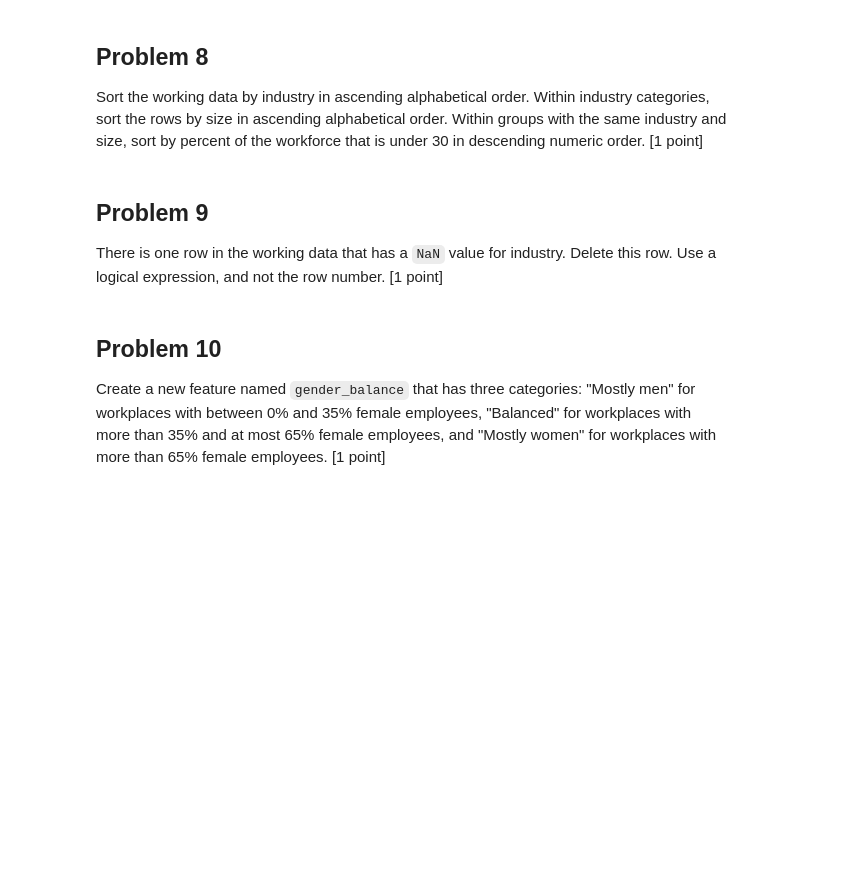
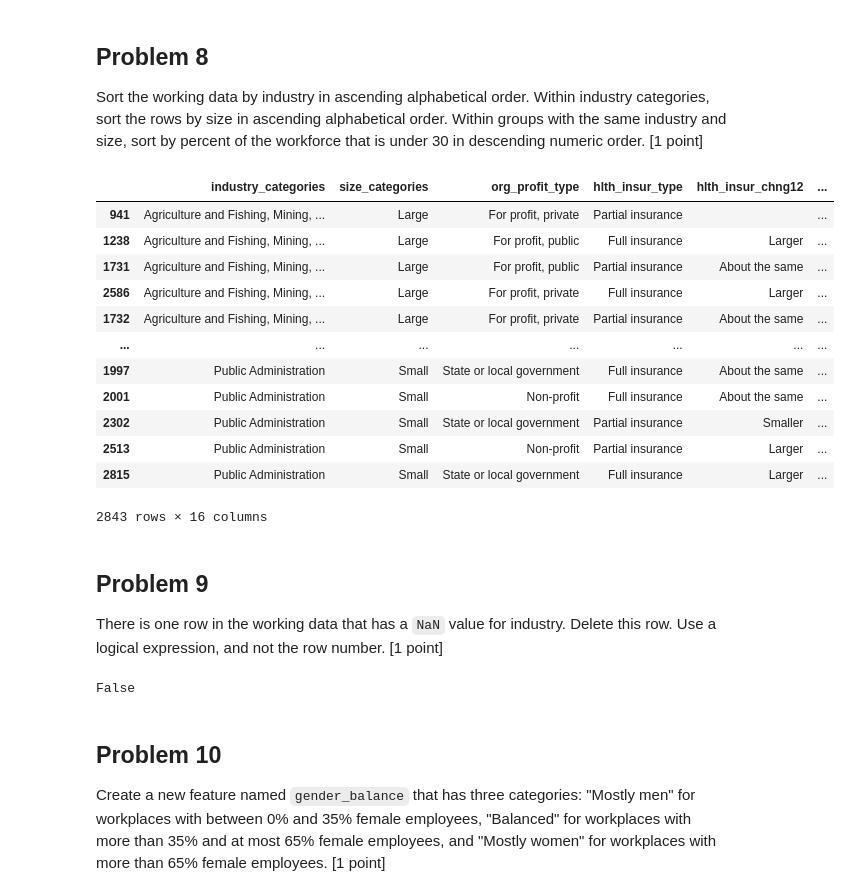
Before and after one commit to allaccountstaken/surfing_data_pipeline, a Jupyter notebook: M8/labassignment8.ipynb, the cells around one changed output. Cells and saved outputs as stored; diff of their text form; code cells hidden in the pictures; blank space fills up the shorter version.

```diff
--- a/M8/labassignment8.ipynb
+++ b/M8/labassignment8.ipynb
@@ -172,6 +218,39 @@ Using the codebook, recode the "size" column to have three categories: "Small" f
 # %% [markdown]
 ## Problem 6
 Use the codebook to write accurate and descriptive labels for each category for each categorical column in the working data. Then apply all of these labels to the data at once. Code "Legitimate Skip", "Don't know", "Refused", and "Blank" as missing values. [2 points]
+# %%
+cat_labels = {
+    'org_profit_type':{
+        1:'For profit, public', 2:'For profit, private', 3:'Non-profit', 4:'State or local government',
+        5:'Federal government', 6:'Other', 97:'', 98:'', 98:''}, #last 3 for the missing values...
+    'hlth_insur_type':{
+        1:'Full insurance', 2:'Partial insurance', 3:'No insurance', 97:'', 98:'', 99:''},
+    'hlth_insur_chng12':{
+        1:'Larger',2:'Smaller', 3:'About the same', 97:'', 98:'', 98:'' },
+    'hlth_insur_partime':{
+        1:'Yes', 2:'No', 97:'', 98:'', 98:'' },
+    'hlth_edu_progs':{
+        1:'Yes', 2:'No', 97:'', 98:'', 98:'' },
+    'work_from_home':{
+        1:'Yes',2:'No', 97:'', 98:'', 98:'' }
+}
+# %%
+# Replace categorical labels with descriptive labels and propoer missing values
+working_version = working_version.replace(cat_labels)
 # %% [markdown]
 ## Problem 7
 The features that measure the percent of the workforce with a particular characteristic use the codes 997, 998, and 999 to represent "Don't know", "Refusal", and "Blank/Invalid" respectively. Replace these values with missing values for all of the percentage features at the same time. [1 point]
+# %%
+num_labels = {
+    '%empls_under_30':{997:'0', 998:'0', 999:'0'}, #missing values on the ratio scale is =0
+    '%empls_over_60':{997:'0', 998:'0', 999:'0'},
+    '%empls_are_female':{997:'0', 998:'0', 999:'0'},
+    '%empls_are_hourly':{997:'0', 998:'0', 999:'0'},
+    '%empls_other_shift':{997:'0', 998:'0', 999:'0'},
+    '%empls_work_remotely':{997:'0', 998:'0', 999:'0'},
+    '%empls_are_unionized':{997:'0', 998:'0', 999:'0'},
+    '%avg_annual_turnover':{997:'0', 998:'0', 999:'0'}
+}
+# %%
+# Replace numeric codes with proper missing values
+working_version = working_version.replace(num_labels)
@@ -178,9 +267,31 @@ The features that measure the percent of the workforce with a particular charact
 # %% [markdown]
 ## Problem 8
 Sort the working data by industry in ascending alphabetical order. Within industry categories, sort the rows by size in ascending alphabetical order. Within groups with the same industry and size, sort by percent of the workforce that is under 30 in descending numeric order. [1 point]
+# %%
+working_version.sort_values(['industry_categories', 'size_categories', '%empls_under_30'],
+                            ascending = [True, True, False])
+# %% [output]
+|  | industry_categories | size_categories | org_profit_type | hlth_insur_type | hlth_insur_chng12 | ... |
+| 941 | Agriculture and Fishing, Mining, ... | Large | For profit, private | Partial insurance |  | ... |
+| 1238 | Agriculture and Fishing, Mining, ... | Large | For profit, public | Full insurance | Larger | ... |
+| 1731 | Agriculture and Fishing, Mining, ... | Large | For profit, public | Partial insurance | About the same | ... |
+| 2586 | Agriculture and Fishing, Mining, ... | Large | For profit, private | Full insurance | Larger | ... |
+| 1732 | Agriculture and Fishing, Mining, ... | Large | For profit, private | Partial insurance | About the same | ... |
+| ... | ... | ... | ... | ... | ... | ... |
+| 1997 | Public Administration | Small | State or local government | Full insurance | About the same | ... |
+| 2001 | Public Administration | Small | Non-profit | Full insurance | About the same | ... |
+| 2302 | Public Administration | Small | State or local government | Partial insurance | Smaller | ... |
+| 2513 | Public Administration | Small | Non-profit | Partial insurance | Larger | ... |
+| 2815 | Public Administration | Small | State or local government | Full insurance | Larger | ... |
+2843 rows × 16 columns
 # %% [markdown]
 ## Problem 9
 There is one row in the working data that has a `NaN` value for industry. Delete this row. Use a logical expression, and not the row number. [1 point]
+# %%
+# For some reason I do not see the NaN in the industry column. Probably it was removed when renaming labels?
+working_version['industry_categories'].isnull().values.any()
+# %% [output]
+False
 # %% [markdown]
 ## Problem 10
 Create a new feature named `gender_balance` that has three categories: "Mostly men" for workplaces with between 0% and 35% female employees, "Balanced" for workplaces with more than 35% and at most 65% female employees, and "Mostly women" for workplaces with more than 65% female employees. [1 point]
```
Also changed, not shown: parts of 19 cells of this notebook.
